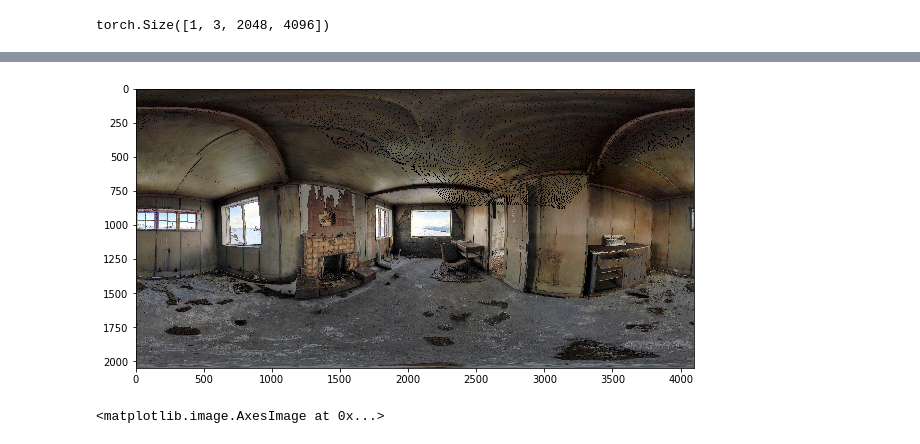
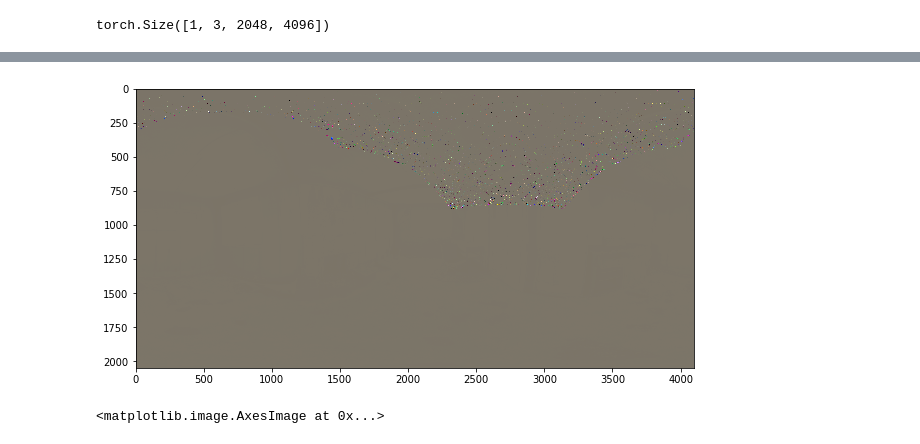
Before and after one commit to AllanYangZhou/sph_panorama_style_transfer, a Jupyter notebook: vgg16example.ipynb, the cells around one changed output, grey strips where cells are left out. Drawn from its saved outputs; the diff is of its cells as text; code cells hidden in the pictures.

```diff
--- a/vgg16example.ipynb
+++ b/vgg16example.ipynb
@@ -250,7 +250,7 @@ style_targets = [GramMatrix()(A).detach() for A in vgg(style_img_var, style_laye
 # l_targets = [style_targets + projection_target for projection_target in l_projection_targets]
 # %%
 #run style transfer
-max_iter = 100
+max_iter = 2
 show_iter = 50
 optimizer = optim.LBFGS([opt_img]);
 n_iter=[0]
@@ -270,6 +270,7 @@ while n_iter[0] <= max_iter:
         loss = sum(layer_losses)
 
         loss.backward()
+        print(projection_var.grad)
         n_iter[0]+=1
         #print loss
         if n_iter[0]%show_iter == (show_iter-1):
@@ -290,4 +293,4 @@ Iteration: 100, loss: 579824896.000000
-[figure, old version]
+[figure, new version]
 # %%
 imshow(im)
 # %% [output]
```
Also changed, not shown: parts of 1 cell of this notebook.
